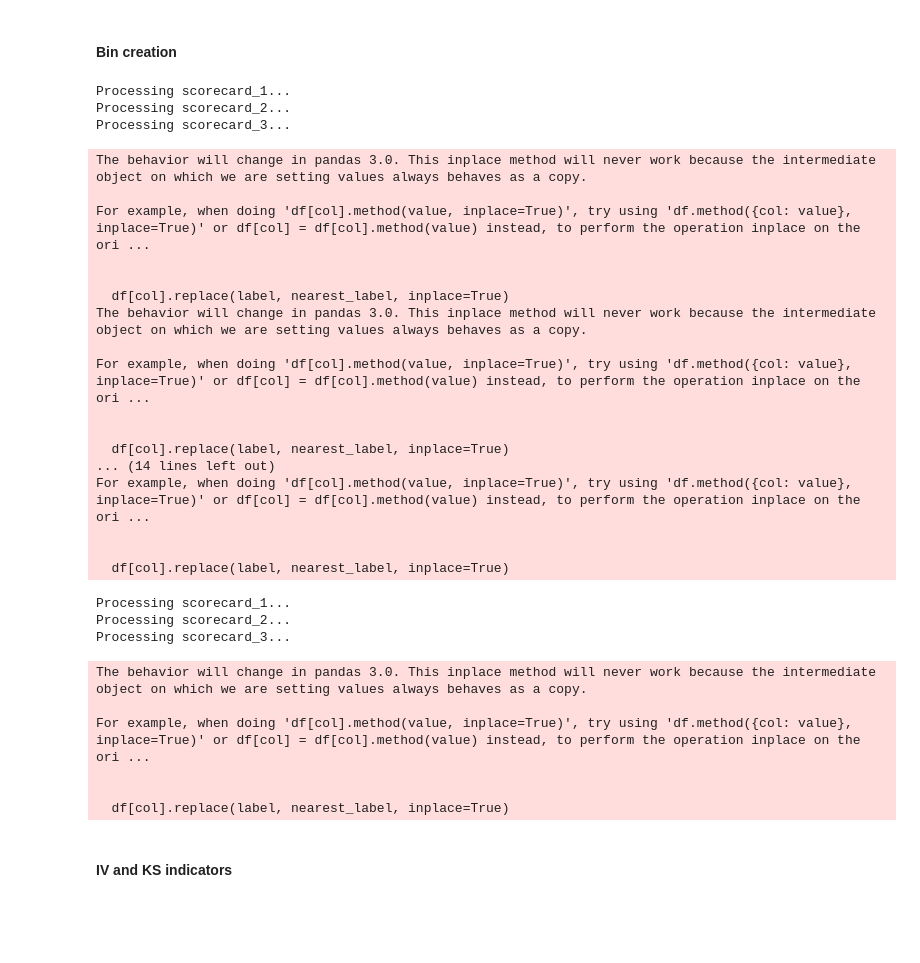
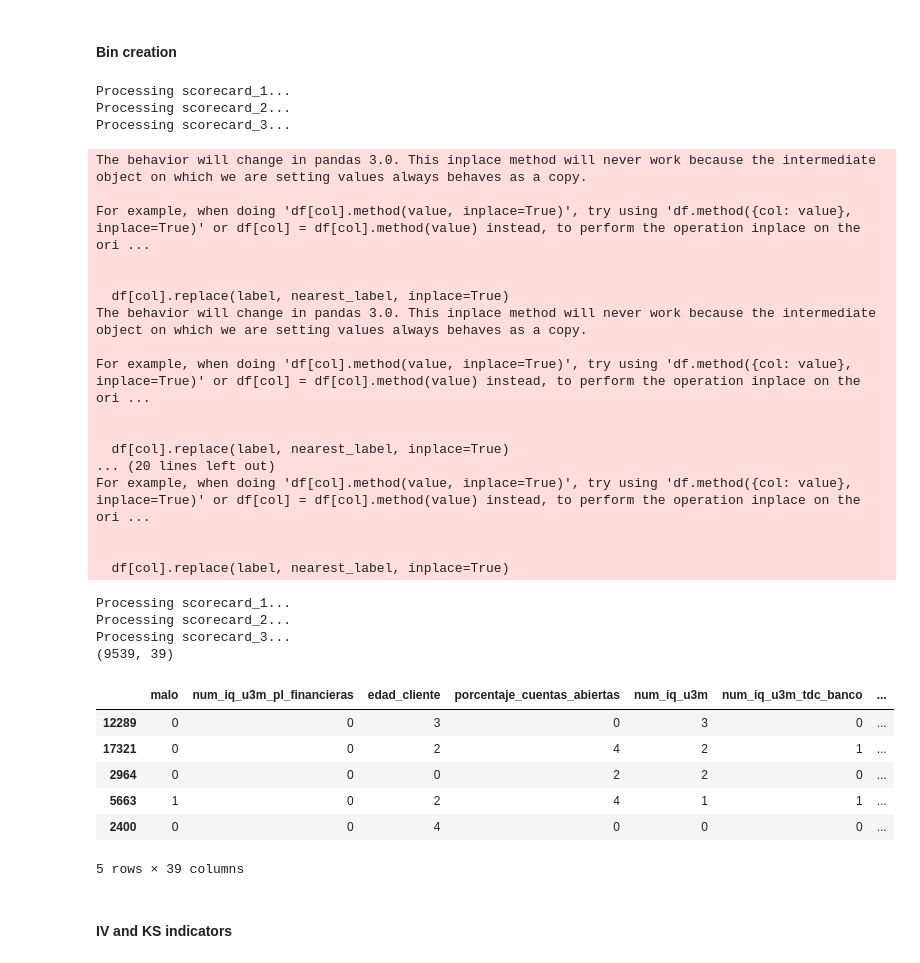
Before and after one commit to magotronico/DataAnalysis_and_AI, a Jupyter notebook: period_2/challenge/training_etl.ipynb, the cells around one changed output. Drawn from its saved outputs; the diff is of its cells as text; code cells hidden in the pictures; blank space fills up the shorter version.

```diff
--- a/period_2/challenge/training_etl.ipynb
+++ b/period_2/challenge/training_etl.ipynb
@@ -826,39 +862,45 @@ def process_test_sets(test_dict: dict, train_dict: dict) -> dict:
 # %%
 # Process the training sets for each scorecard binned
 processed_train_dict = process_train_sets(x_train_dict)
 
 # Process the test sets for each scorecard binned
 processed_test_dict = process_test_sets(x_test_dict, processed_train_dict)
+
+# Display the first 5 rows of the processed training data
+print(processed_train_dict['scorecard_3'].shape)
+processed_train_dict['scorecard_3'].head()
 # %% [output]
 Processing scorecard_1...
 Processing scorecard_2...
 Processing scorecard_3...
 The behavior will change in pandas 3.0. This inplace method will never work because the intermediate object on which we are setting values always behaves as a copy.
 
 For example, when doing 'df[col].method(value, inplace=True)', try using 'df.method({col: value}, inplace=True)' or df[col] = df[col].method(value) instead, to perform the operation inplace on the ori ...
 
 
   df[col].replace(label, nearest_label, inplace=True)
 The behavior will change in pandas 3.0. This inplace method will never work because the intermediate object on which we are setting values always behaves as a copy.
 
 For example, when doing 'df[col].method(value, inplace=True)', try using 'df.method({col: value}, inplace=True)' or df[col] = df[col].method(value) instead, to perform the operation inplace on the ori ...
 
 
   df[col].replace(label, nearest_label, inplace=True)
-... (14 lines left out)
+... (20 lines left out)
 For example, when doing 'df[col].method(value, inplace=True)', try using 'df.method({col: value}, inplace=True)' or df[col] = df[col].method(value) instead, to perform the operation inplace on the ori ...
 
 
   df[col].replace(label, nearest_label, inplace=True)
 Processing scorecard_1...
 Processing scorecard_2...
 Processing scorecard_3...
+(9539, 39)
+|  | malo | num_iq_u3m_pl_financieras | edad_cliente | porcentaje_cuentas_abiertas | num_iq_u3m | num_iq_u3m_tdc_banco | ... |
+| 12289 | 0 | 0 | 3 | 0 | 3 | 0 | ... |
+| 17321 | 0 | 0 | 2 | 4 | 2 | 1 | ... |
+| 2964 | 0 | 0 | 0 | 2 | 2 | 0 | ... |
+| 5663 | 1 | 0 | 2 | 4 | 1 | 1 | ... |
+| 2400 | 0 | 0 | 4 | 0 | 0 | 0 | ... |
-The behavior will change in pandas 3.0. This inplace method will never work because the intermediate object on which we are setting values always behaves as a copy.
-
-For example, when doing 'df[col].method(value, inplace=True)', try using 'df.method({col: value}, inplace=True)' or df[col] = df[col].method(value) instead, to perform the operation inplace on the ori ...
-
-
-  df[col].replace(label, nearest_label, inplace=True)
+5 rows × 39 columns
 # %% [markdown]
 #### IV and KS indicators
 # %%
```
Also changed, not shown: parts of 16 cells of this notebook, 9 other files.
